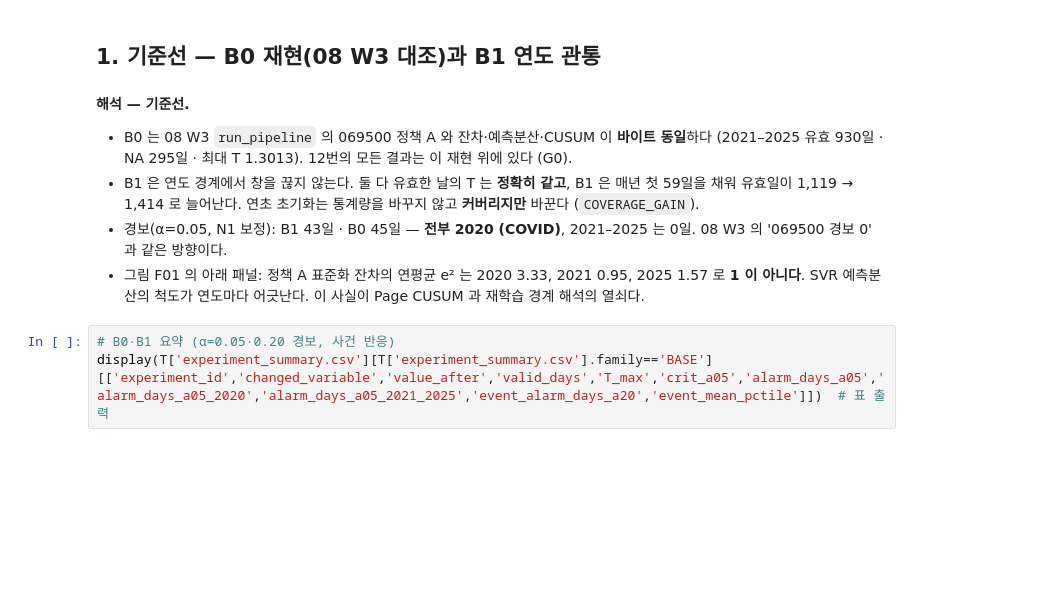
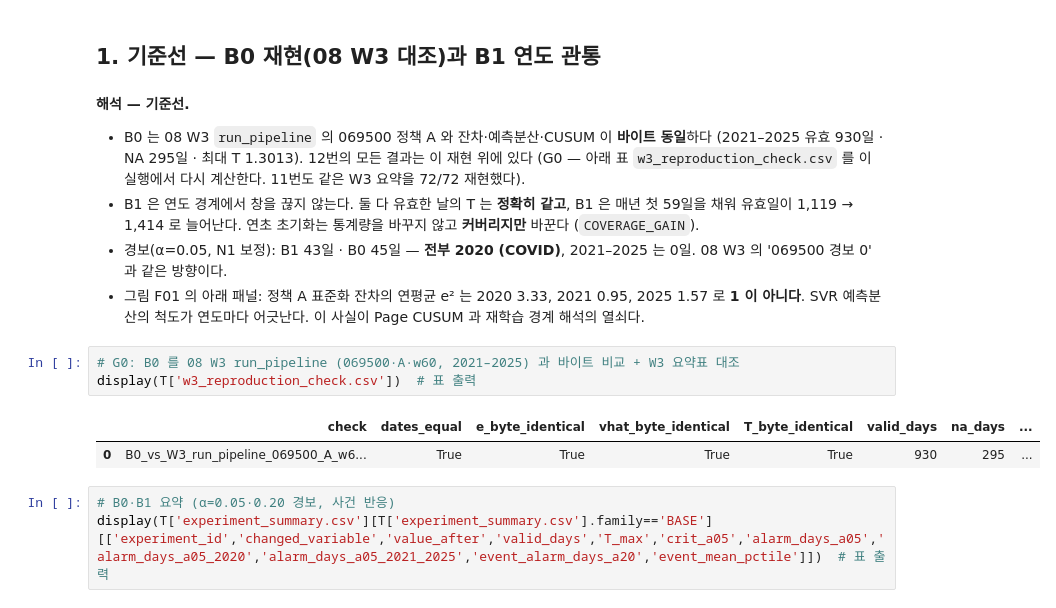
Before and after one commit to nanahyun3/R2H, a Jupyter notebook: notebooks/12_KODEX200_CUSUM_연속성_변화점_SVR통제실험.ipynb, the cells around one changed output. Cells and saved outputs as stored; diff of their text form; blank space fills up the shorter version.

```diff
--- a/notebooks/12_KODEX200_CUSUM_연속성_변화점_SVR통제실험.ipynb
+++ b/notebooks/12_KODEX200_CUSUM_연속성_변화점_SVR통제실험.ipynb
@@ -113,10 +113,16 @@ findfont: Failed to find font weight bold for NanumGothic, now using 600.
 ## 1. 기준선 — B0 재현(08 W3 대조)과 B1 연도 관통
 # %% [markdown]
 **해석 — 기준선.**
-- B0 는 08 W3 `run_pipeline` 의 069500 정책 A 와 잔차·예측분산·CUSUM 이 **바이트 동일**하다 (2021–2025 유효 930일 · NA 295일 · 최대 T 1.3013). 12번의 모든 결과는 이 재현 위에 있다 (G0).
+- B0 는 08 W3 `run_pipeline` 의 069500 정책 A 와 잔차·예측분산·CUSUM 이 **바이트 동일**하다 (2021–2025 유효 930일 · NA 295일 · 최대 T 1.3013). 12번의 모든 결과는 이 재현 위에 있다 (G0 — 아래 표 `w3_reproduction_check.csv` 를 이 실행에서 다시 계산한다. 11번도 같은 W3 요약을 72/72 재현했다).
 - B1 은 연도 경계에서 창을 끊지 않는다. 둘 다 유효한 날의 T 는 **정확히 같고**, B1 은 매년 첫 59일을 채워 유효일이 1,119 → 1,414 로 늘어난다. 연초 초기화는 통계량을 바꾸지 않고 **커버리지만** 바꾼다 (`COVERAGE_GAIN`).
 - 경보(α=0.05, N1 보정): B1 43일 · B0 45일 — **전부 2020 (COVID)**, 2021–2025 는 0일. 08 W3 의 '069500 경보 0' 과 같은 방향이다.
 - 그림 F01 의 아래 패널: 정책 A 표준화 잔차의 연평균 e² 는 2020 3.33, 2021 0.95, 2025 1.57 로 **1 이 아니다**. SVR 예측분산의 척도가 연도마다 어긋난다. 이 사실이 Page CUSUM 과 재학습 경계 해석의 열쇠다.
+# %%
+# G0: B0 를 08 W3 run_pipeline (069500·A·w60, 2021–2025) 과 바이트 비교 + W3 요약표 대조
+display(T['w3_reproduction_check.csv'])  # 표 출력
+# %% [output]
+|  | check | dates_equal | e_byte_identical | vhat_byte_identical | T_byte_identical | valid_days | na_days | ... |
+| 0 | B0_vs_W3_run_pipeline_069500_A_w6... | True | True | True | True | 930 | 295 | ... |
 # %%
 # B0·B1 요약 (α=0.05·0.20 경보, 사건 반응)
 display(T['experiment_summary.csv'][T['experiment_summary.csv'].family=='BASE'][['experiment_id','changed_variable','value_after','valid_days','T_max','crit_a05','alarm_days_a05','alarm_days_a05_2020','alarm_days_a05_2021_2025','event_alarm_days_a20','event_mean_pctile']])  # 표 출력
```
Also changed, not shown: parts of 7 cells of this notebook, 19 other files.
